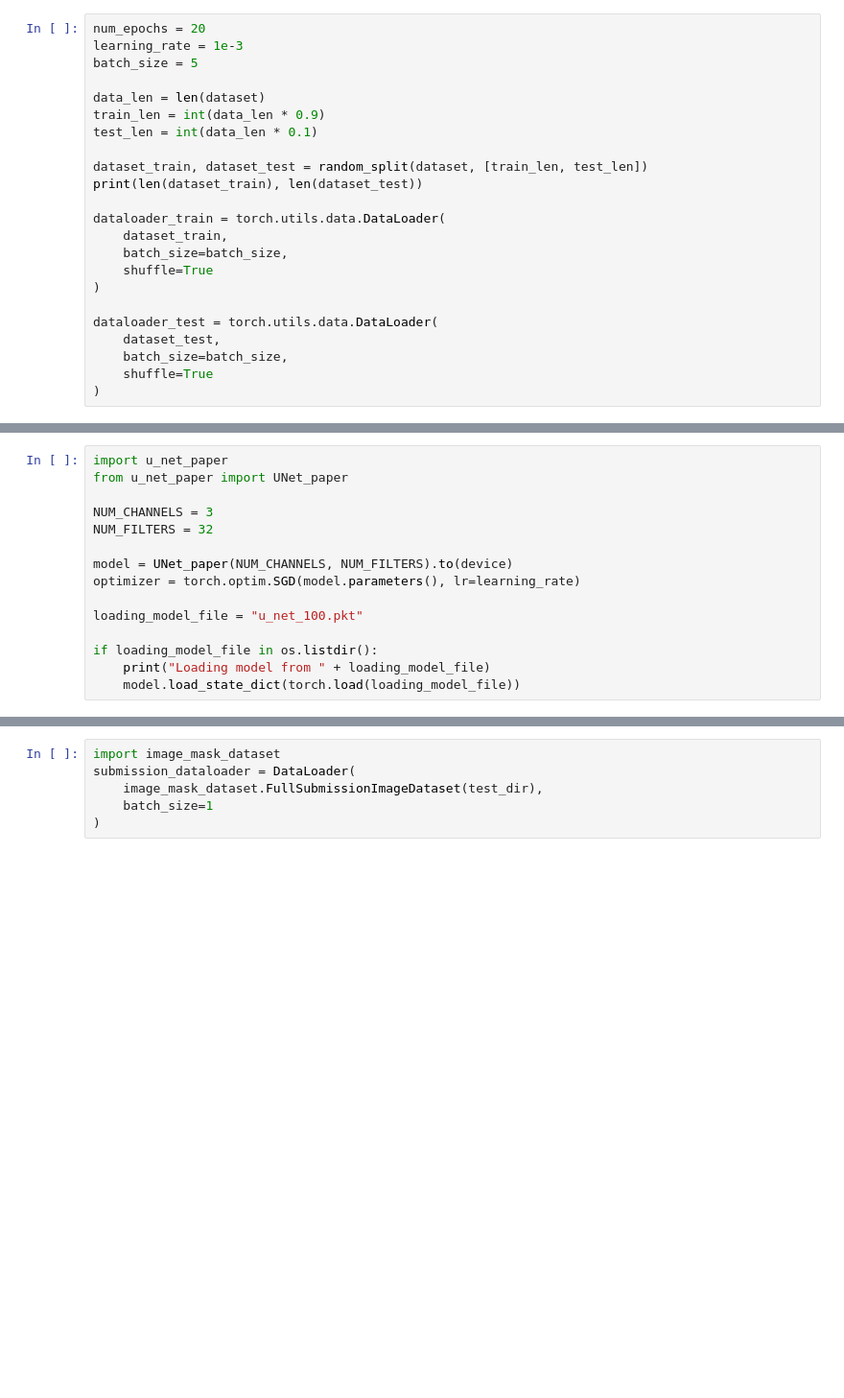
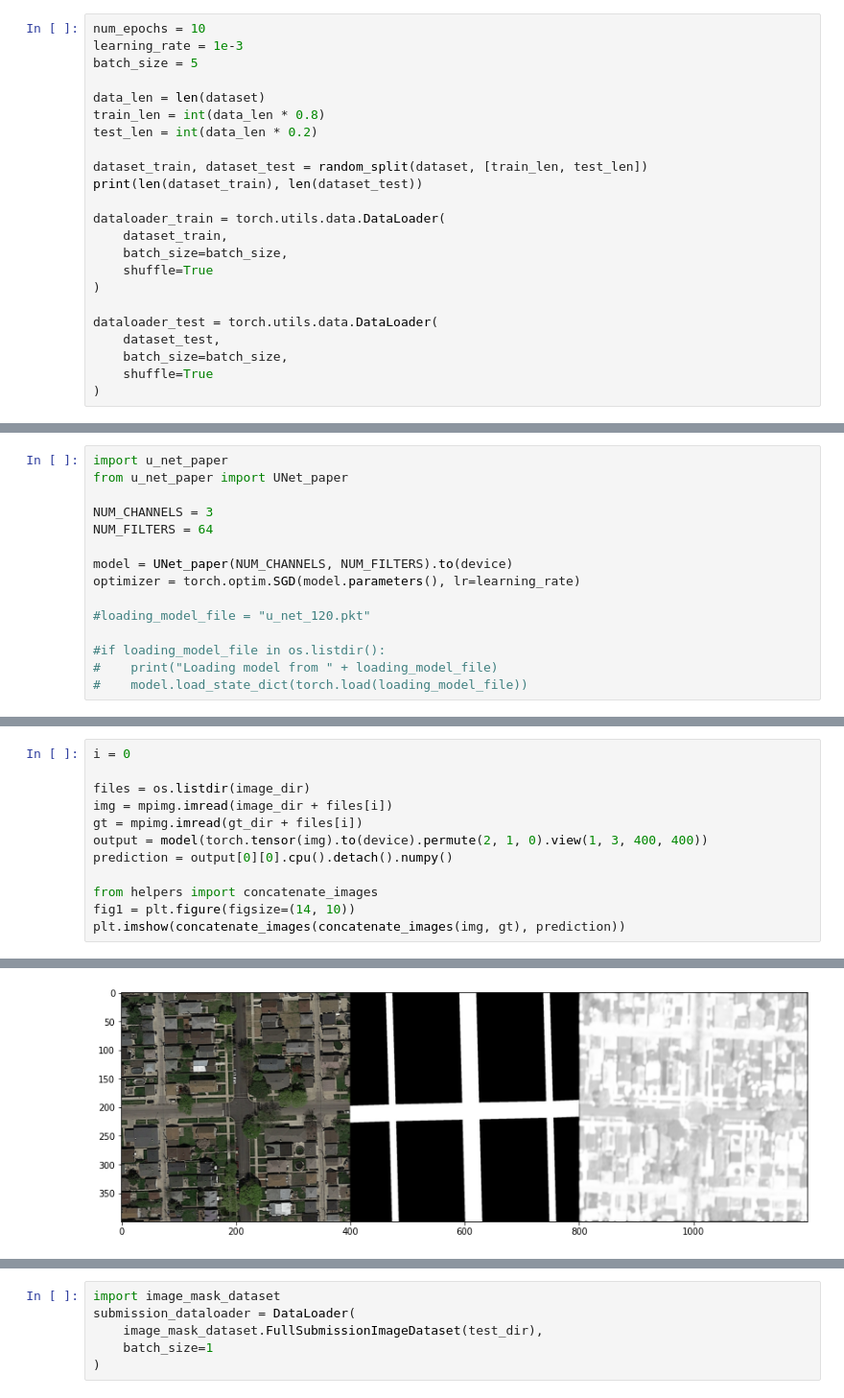
Before and after one commit to karimassi/road-segmentation, a Jupyter notebook: src/train_models.ipynb, the cells around one changed output, grey strips where cells are left out. Shown at 96% size. Saved outputs shown, nothing was run; the diff lists cells and outputs as text; blank space fills up the shorter version.

```diff
--- a/src/train_models.ipynb
+++ b/src/train_models.ipynb
@@ -80,11 +109,11 @@ for angle in rotations:
 # %%
-num_epochs = 20
+num_epochs = 10
 learning_rate = 1e-3
 batch_size = 5
 
 data_len = len(dataset)
-train_len = int(data_len * 0.9)
-test_len = int(data_len * 0.1)
+train_len = int(data_len * 0.8)
+test_len = int(data_len * 0.2)
 
 dataset_train, dataset_test = random_split(dataset, [train_len, test_len])
 print(len(dataset_train), len(dataset_test))
@@ -105,16 +138,16 @@ import u_net_paper
 from u_net_paper import UNet_paper
 
 NUM_CHANNELS = 3
-NUM_FILTERS = 32
+NUM_FILTERS = 64
 
 model = UNet_paper(NUM_CHANNELS, NUM_FILTERS).to(device)
 optimizer = torch.optim.SGD(model.parameters(), lr=learning_rate)
 
-loading_model_file = "u_net_100.pkt"
+#loading_model_file = "u_net_120.pkt"
 
-if loading_model_file in os.listdir():
-    print("Loading model from " + loading_model_file)
-    model.load_state_dict(torch.load(loading_model_file))
+#if loading_model_file in os.listdir():
+#    print("Loading model from " + loading_model_file)
+#    model.load_state_dict(torch.load(loading_model_file))
 # %%
 import training
 
@@ -129,0 +177,13 @@ torch.save(model.state_dict(), "u_net_120.pkt")
+# %%
+i = 0
+
+files = os.listdir(image_dir)
+img = mpimg.imread(image_dir + files[i])
+gt = mpimg.imread(gt_dir + files[i])
+output = model(torch.tensor(img).to(device).permute(2, 1, 0).view(1, 3, 400, 400))
+prediction = output[0][0].cpu().detach().numpy()
+
+from helpers import concatenate_images
+fig1 = plt.figure(figsize=(14, 10))
+plt.imshow(concatenate_images(concatenate_images(img, gt), prediction))
+# %% [output]
@@ -129,0 +191 @@ torch.save(model.state_dict(), "u_net_120.pkt")
+[figure, added]
```
Also changed, not shown: parts of 14 cells of this notebook.
